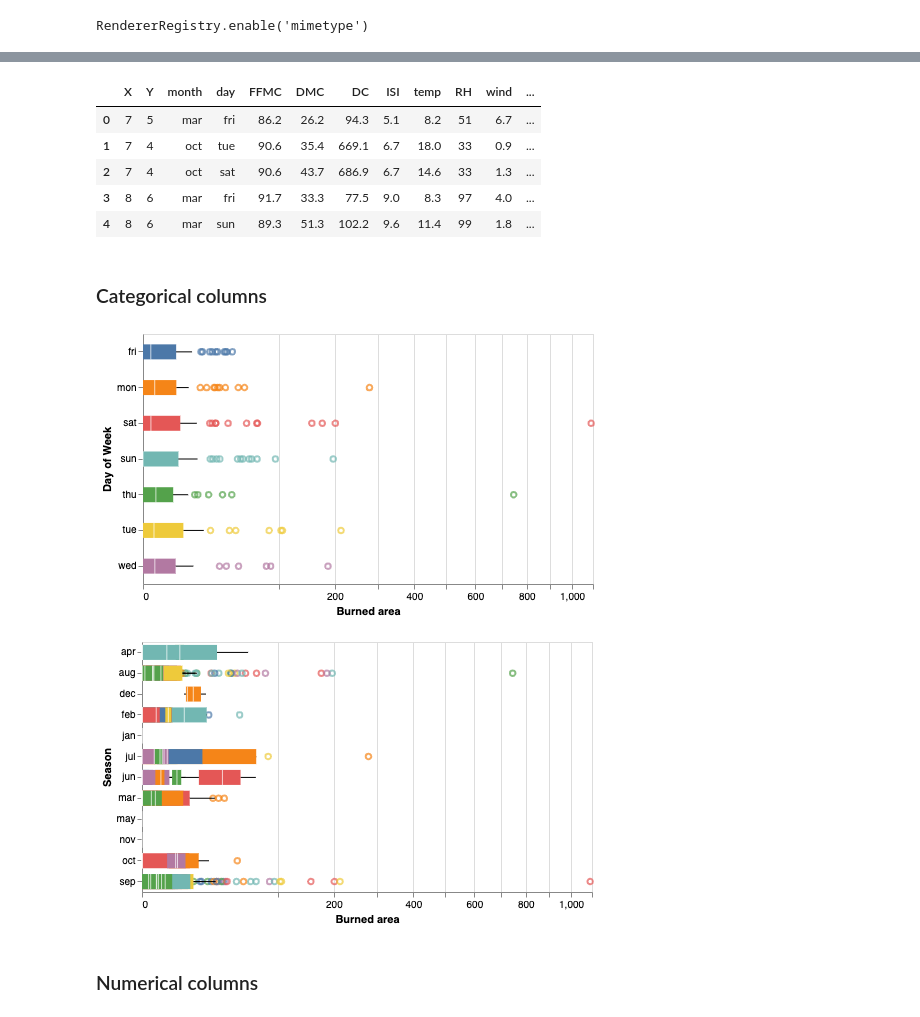
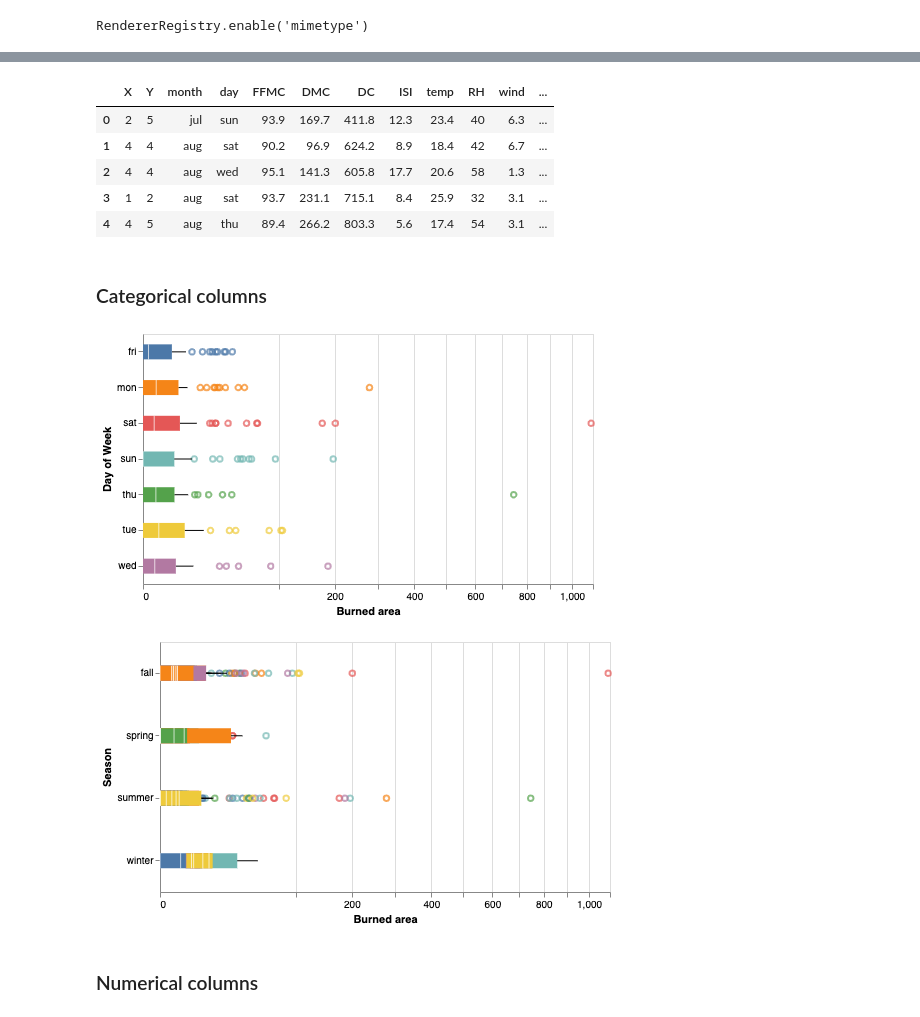
Before and after one commit to UBC-MDS/forest-fire-area-prediction, a Jupyter notebook: src/EDA_regression.ipynb, the cells around one changed output, grey strips where cells are left out. Drawn from its saved outputs; the diff is of its cells as text; code cells hidden in the pictures.

```diff
--- a/src/EDA_regression.ipynb
+++ b/src/EDA_regression.ipynb
@@ -10,10 +10,7 @@ RendererRegistry.enable('mimetype')
 # %%
 import pickle
 # %%
-#with open('../data/processed/train_set.pickle', 'rb') as f:
- #   cleaned_train_set = pickle.load(f)
-
-cleaned_train_set = pd.read_csv("../data/raw/forestfires.csv")
+cleaned_train_set = pd.read_csv("../data/processed/train_data.csv")
 # %%
 cleaned_train_set.shape
 # %% [output]
@@ -57,11 +51,11 @@ cleaned_train_set.describe()
 cleaned_train_set.head()
 # %% [output]
 |  | X | Y | month | day | FFMC | DMC | DC | ISI | temp | RH | wind | ... |
-| 0 | 7 | 5 | mar | fri | 86.2 | 26.2 | 94.3 | 5.1 | 8.2 | 51 | 6.7 | ... |
-| 1 | 7 | 4 | oct | tue | 90.6 | 35.4 | 669.1 | 6.7 | 18.0 | 33 | 0.9 | ... |
-| 2 | 7 | 4 | oct | sat | 90.6 | 43.7 | 686.9 | 6.7 | 14.6 | 33 | 1.3 | ... |
-| 3 | 8 | 6 | mar | fri | 91.7 | 33.3 | 77.5 | 9.0 | 8.3 | 97 | 4.0 | ... |
-| 4 | 8 | 6 | mar | sun | 89.3 | 51.3 | 102.2 | 9.6 | 11.4 | 99 | 1.8 | ... |
+| 0 | 2 | 5 | jul | sun | 93.9 | 169.7 | 411.8 | 12.3 | 23.4 | 40 | 6.3 | ... |
+| 1 | 4 | 4 | aug | sat | 90.2 | 96.9 | 624.2 | 8.9 | 18.4 | 42 | 6.7 | ... |
+| 2 | 4 | 4 | aug | wed | 95.1 | 141.3 | 605.8 | 17.7 | 20.6 | 58 | 1.3 | ... |
+| 3 | 1 | 2 | aug | sat | 93.7 | 231.1 | 715.1 | 8.4 | 25.9 | 32 | 3.1 | ... |
+| 4 | 4 | 5 | aug | thu | 89.4 | 266.2 | 803.3 | 5.6 | 17.4 | 54 | 3.1 | ... |
 # %% [markdown]
 ### Categorical columns
 # %%
@@ -79,25 +73,25 @@ alt.Chart(cleaned_train_set).mark_boxplot(size = 15).encode(
     width = 450
 )
 # %% [output]
-[figure, old version]
+[figure, new version]
 # %%
 # Change month to season
 
 alt.Chart(cleaned_train_set).mark_boxplot(size = 15).encode(
     x = alt.X("area",
               scale = alt.Scale(type = "sqrt"),
               title = "Burned area"),
-    y = alt.Y("month",
+    y = alt.Y("season",
               sort = "x",
               title = "Season"),
     color = alt.Color("day",
                       legend = None)
 ).properties(
     height = 250,
     width = 450
 )
 # %% [output]
-[figure, old version]
+[figure, new version]
 # %% [markdown]
 ### Numerical columns
 # %%
```
Also changed, not shown: parts of 4 cells of this notebook, 4 other files.
